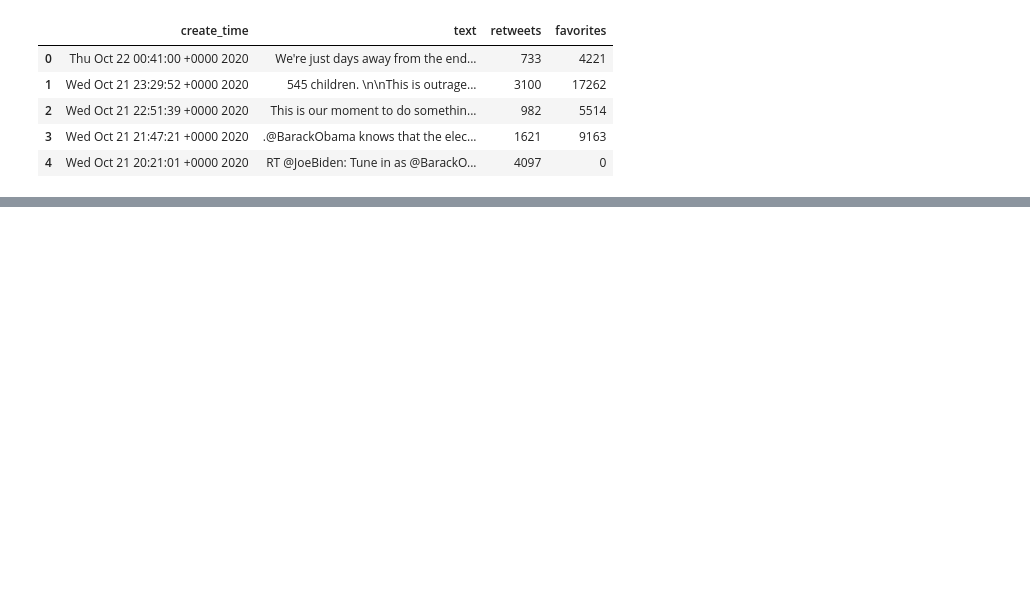
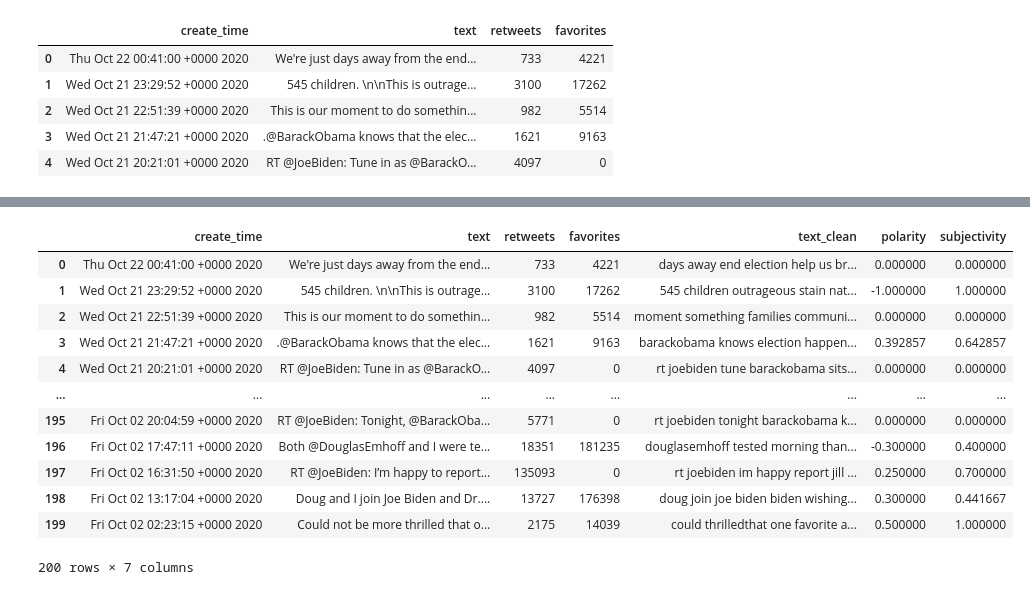
Before and after one commit to mibra004/political_predication, a Jupyter notebook: trend_predicition.ipynb, the cells around one changed output, grey strips where cells are left out. Cells and saved outputs as stored; diff of their text form; code cells hidden in the pictures; blank space fills up the shorter version.

```diff
--- a/trend_predicition.ipynb
+++ b/trend_predicition.ipynb
@@ -43,0 +84,19 @@ df_harris.head()
+# %%
+df_harris['text_clean'] = df_harris['text'].apply(text_cleanup)
+df_harris['polarity'] = df_harris['text_clean'].apply(sentim_polarity)
+df_harris['subjectivity'] = df_harris['text_clean'].apply(sentim_subject)
+df_harris
+# %% [output]
+|  | create_time | text | retweets | favorites | text_clean | polarity | subjectivity |
+| 0 | Thu Oct 22 00:41:00 +0000 2020 | We're just days away from the end... | 733 | 4221 | days away end election help us br... | 0.000000 | 0.000000 |
+| 1 | Wed Oct 21 23:29:52 +0000 2020 | 545 children. \n\nThis is outrage... | 3100 | 17262 | 545 children outrageous stain nat... | -1.000000 | 1.000000 |
+| 2 | Wed Oct 21 22:51:39 +0000 2020 | This is our moment to do somethin... | 982 | 5514 | moment something families communi... | 0.000000 | 0.000000 |
+| 3 | Wed Oct 21 21:47:21 +0000 2020 | .@BarackObama knows that the elec... | 1621 | 9163 | barackobama knows election happen... | 0.392857 | 0.642857 |
+| 4 | Wed Oct 21 20:21:01 +0000 2020 | RT @JoeBiden: Tune in as @BarackO... | 4097 | 0 | rt joebiden tune barackobama sits... | 0.000000 | 0.000000 |
+| ... | ... | ... | ... | ... | ... | ... | ... |
+| 195 | Fri Oct 02 20:04:59 +0000 2020 | RT @JoeBiden: Tonight, @BarackOba... | 5771 | 0 | rt joebiden tonight barackobama k... | 0.000000 | 0.000000 |
+| 196 | Fri Oct 02 17:47:11 +0000 2020 | Both @DouglasEmhoff and I were te... | 18351 | 181235 | douglasemhoff tested morning than... | -0.300000 | 0.400000 |
+| 197 | Fri Oct 02 16:31:50 +0000 2020 | RT @JoeBiden: I’m happy to report... | 135093 | 0 | rt joebiden im happy report jill ... | 0.250000 | 0.700000 |
+| 198 | Fri Oct 02 13:17:04 +0000 2020 | Doug and I join Joe Biden and Dr.... | 13727 | 176398 | doug join joe biden biden wishing... | 0.300000 | 0.441667 |
+| 199 | Fri Oct 02 02:23:15 +0000 2020 | Could not be more thrilled that o... | 2175 | 14039 | could thrilledthat one favorite a... | 0.500000 | 1.000000 |
+200 rows × 7 columns
```
Also changed, not shown: parts of 17 cells of this notebook.
